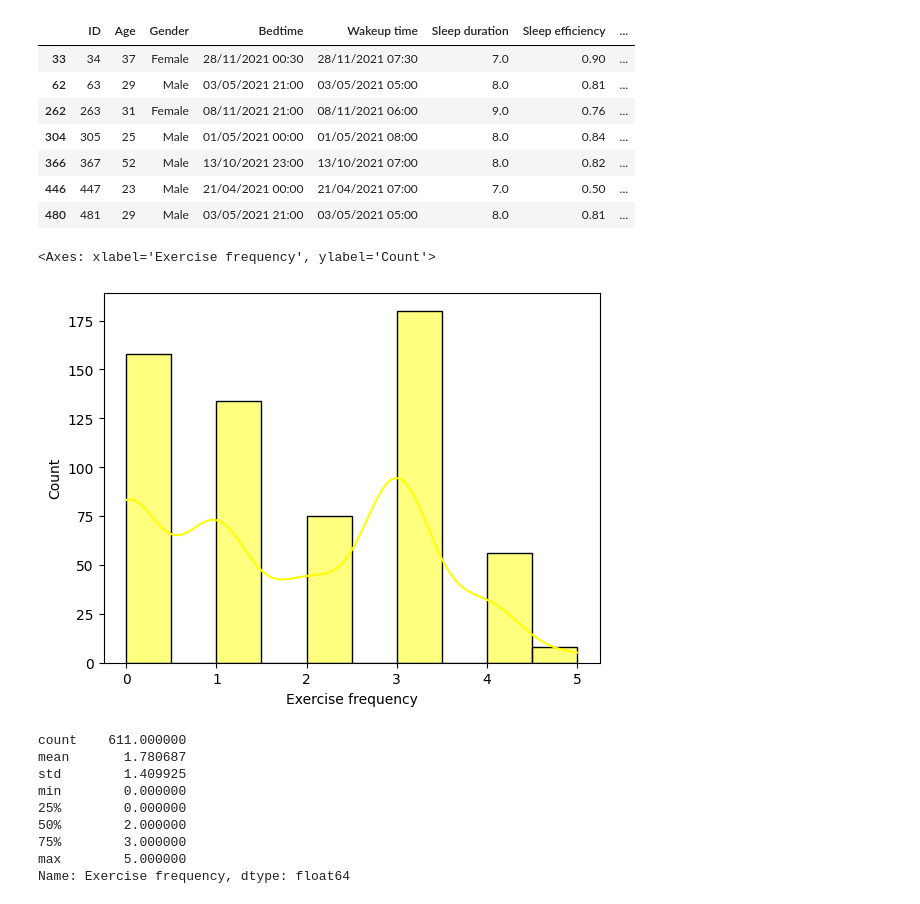
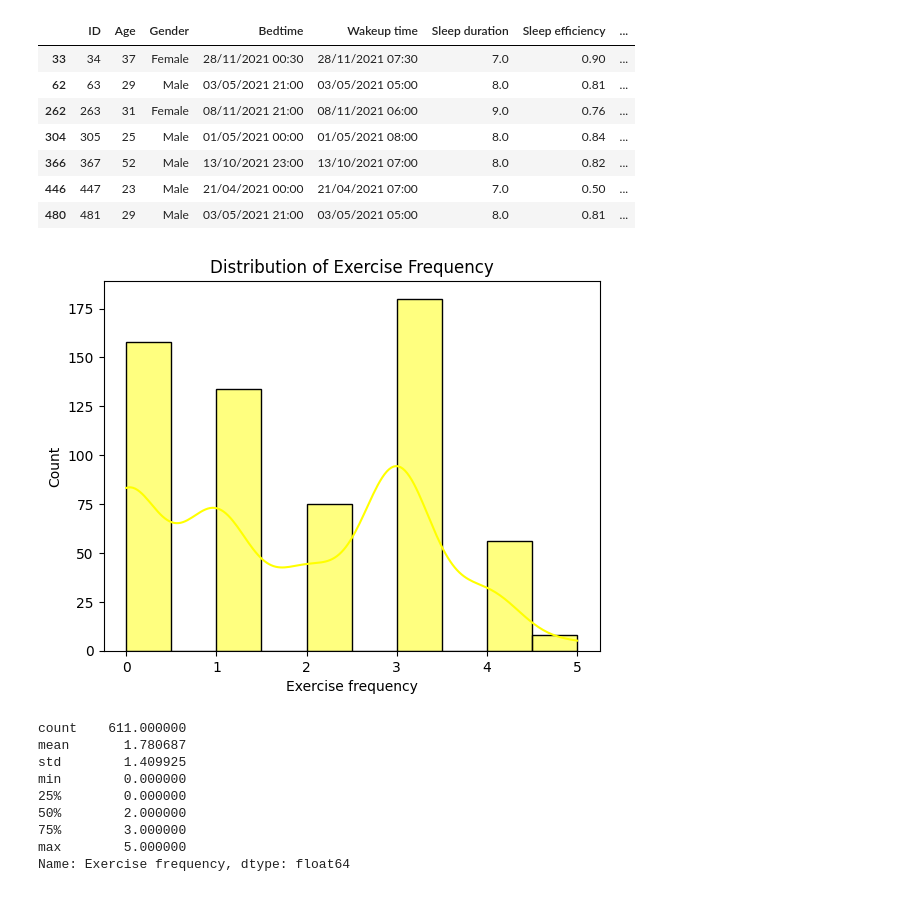
Before and after one commit to tazam777/sleep_efficiency_indicator, a Jupyter notebook: SleepProjectV2.ipynb, the cells around one changed output. Drawn from its saved outputs; the diff is of its cells as text; code cells hidden in the pictures.

```diff
--- a/SleepProjectV2.ipynb
+++ b/SleepProjectV2.ipynb
@@ -221,9 +211,9 @@ df[df['Exercise frequency'].isnull()]
 | 480 | 481 | 29 | Male | 03/05/2021 21:00 | 03/05/2021 05:00 | 8.0 | 0.81 | ... |
 # %%
 sns.histplot(df['Exercise frequency'], bins=10, kde=True, color='yellow')
+plt.title('Distribution of Exercise Frequency');
 # %% [output]
-<Axes: xlabel='Exercise frequency', ylabel='Count'>
-[figure, old version]
+[figure, new version]
 # %%
 df['Exercise frequency'].describe()
 # %% [output]
```
Also changed, not shown: parts of 36 cells of this notebook, 1 other file.
